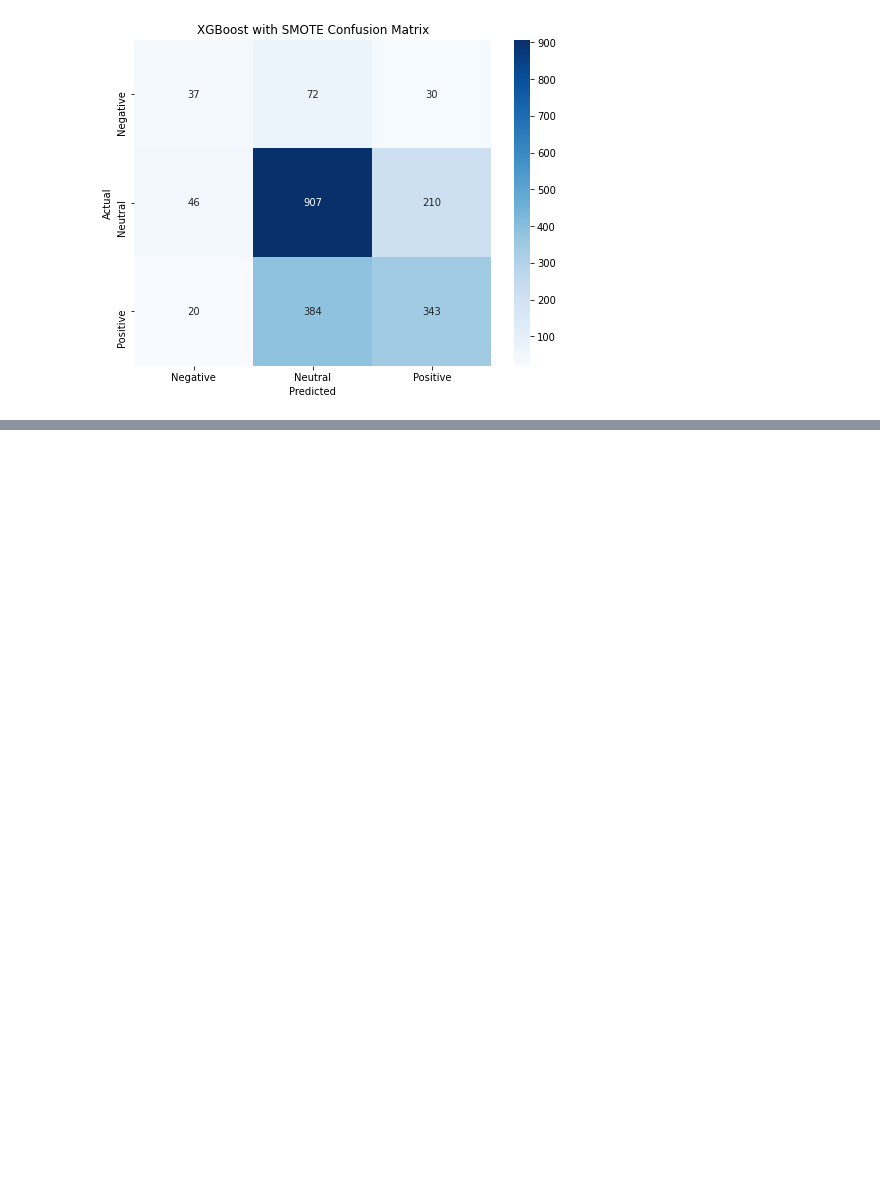
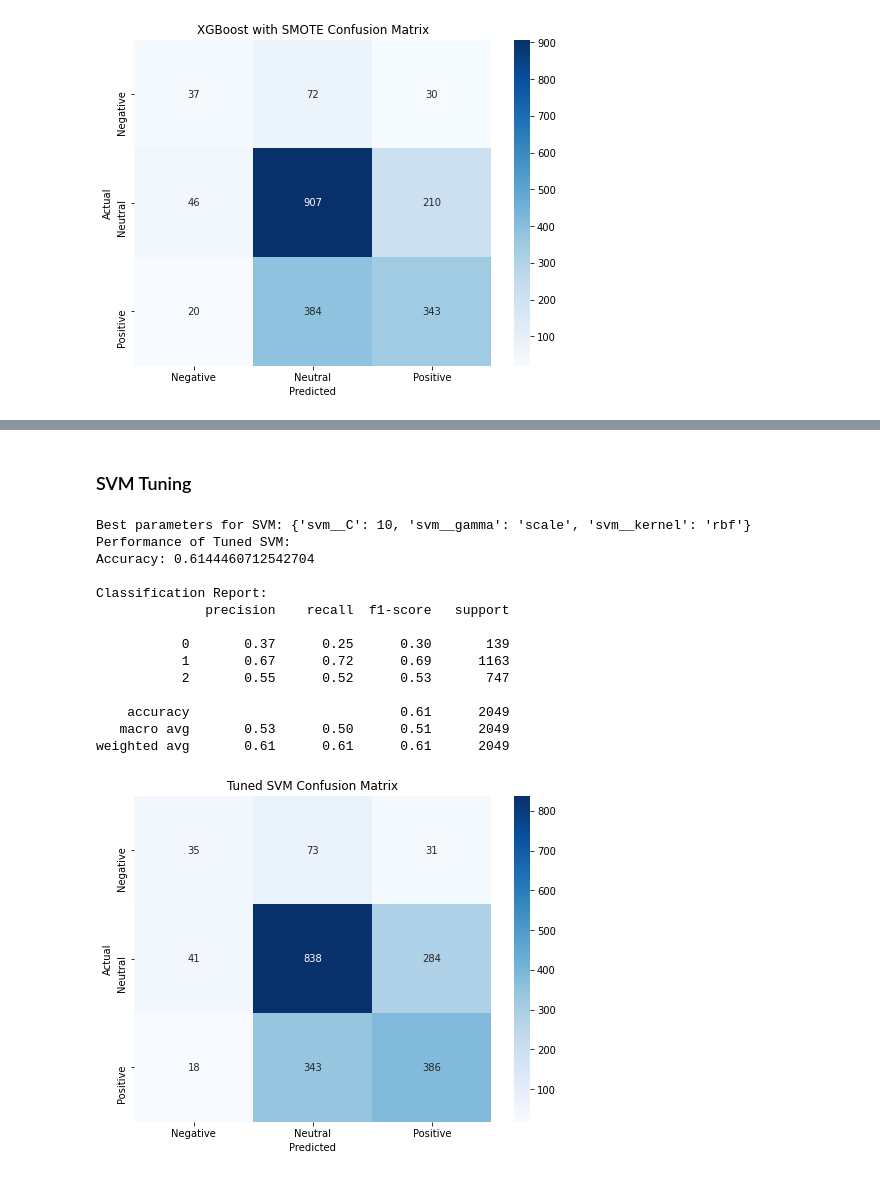
Before and after one commit to KImondorose/Deciphering-the-Public-Opinion-on-Apple, a Jupyter notebook: work_in_progress/dave.ipynb, the cells around one changed output, grey strips where cells are left out. Cells and saved outputs as stored; diff of their text form; code cells hidden in the pictures; blank space fills up the shorter version.

```diff
--- a/work_in_progress/dave.ipynb
+++ b/work_in_progress/dave.ipynb
@@ -710,0 +754,40 @@ weighted avg       0.62      0.63      0.62      2049
+# %% [markdown]
+### SVM Tuning
+# %%
+svm_pipeline = Pipeline([
+    ('tfidf', TfidfVectorizer(max_features=5000)),  # Text vectorization
+    ('scaler', StandardScaler(with_mean=False)),  # Feature scaling
+    ('svm', SVC(class_weight='balanced'))  # SVM
+])
+
+# Hyperparameter grid for SVM
+param_grid_svm = {
+    'svm__C': [0.1, 1, 10],
+    'svm__kernel': ['linear', 'rbf', 'poly'],
+    'svm__gamma': ['scale', 'auto']
+}
+
+# Grid Search
+grid_svm = GridSearchCV(svm_pipeline, param_grid_svm, cv=5, scoring='accuracy')
+grid_svm.fit(X_train, y_train)
+
+# Best Parameters and Evaluate
+print(f"Best parameters for SVM: {grid_svm.best_params_}")
+y_pred_svm = grid_svm.predict(X_test)
+evaluate_model(y_test, y_pred_svm, "Tuned SVM")
+# %% [output]
+Best parameters for SVM: {'svm__C': 10, 'svm__gamma': 'scale', 'svm__kernel': 'rbf'}
+Performance of Tuned SVM:
+Accuracy: 0.6144460712542704
+
+Classification Report:
+              precision    recall  f1-score   support
+
+           0       0.37      0.25      0.30       139
+           1       0.67      0.72      0.69      1163
+           2       0.55      0.52      0.53       747
+
+    accuracy                           0.61      2049
+   macro avg       0.53      0.50      0.51      2049
+weighted avg       0.61      0.61      0.61      2049
+[figure, added]
```
Also changed, not shown: parts of 8 cells of this notebook.
